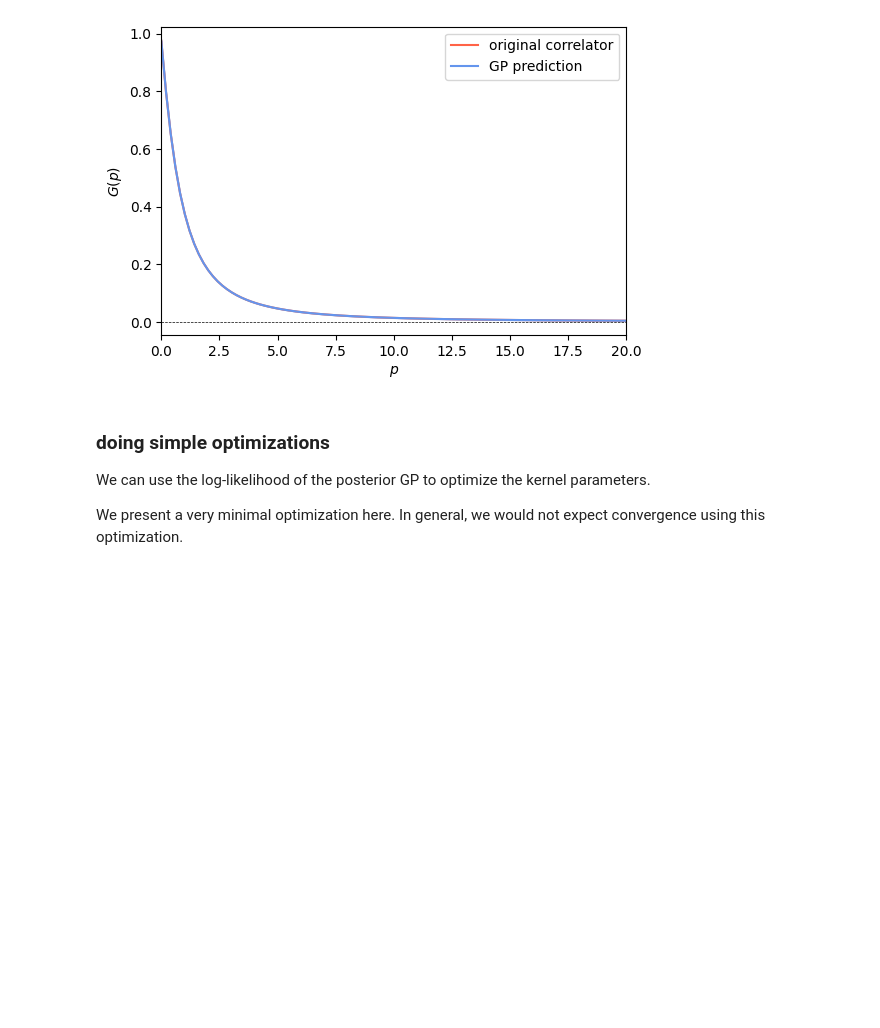
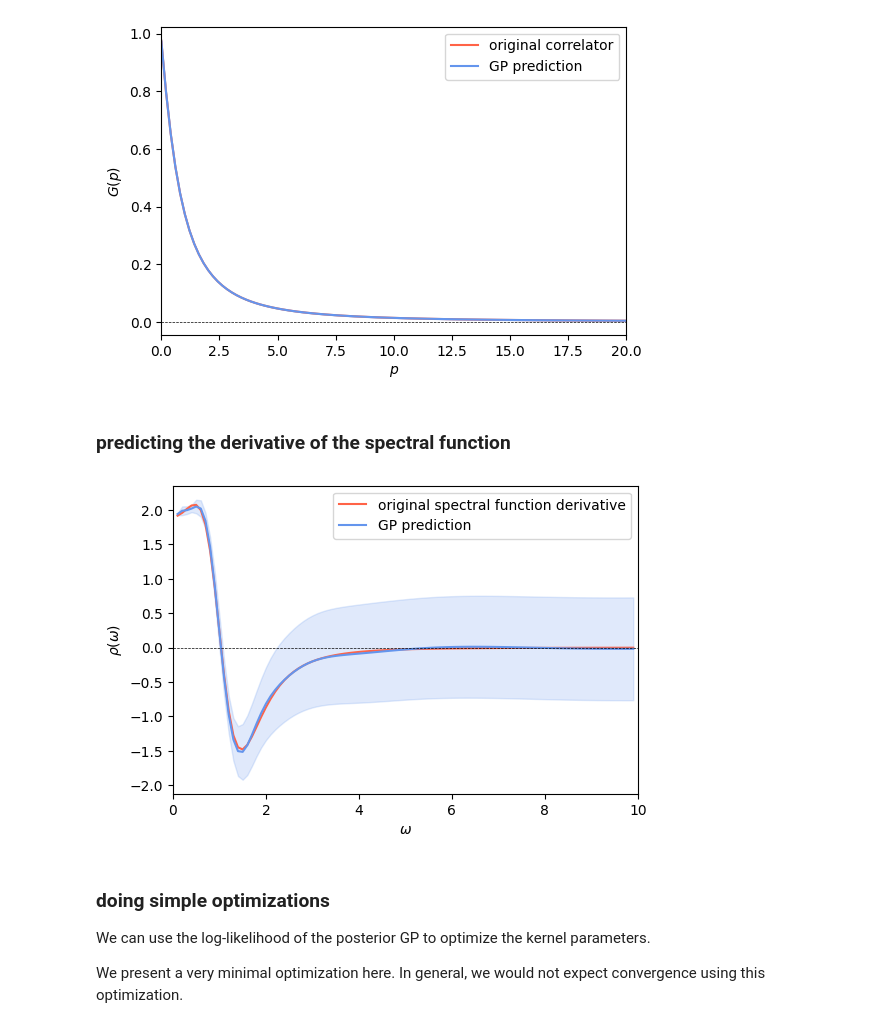
Before and after one commit to JonasTurnwald/fredipy, a Jupyter notebook: examples/basic_breit_wigner.ipynb, the cells around one changed output. Saved outputs shown, nothing was run; the diff lists cells and outputs as text; code cells hidden in the pictures; blank space fills up the shorter version.

```diff
--- a/examples/basic_breit_wigner.ipynb
+++ b/examples/basic_breit_wigner.ipynb
@@ -101,3 +101,5 @@ ax.set_ylabel(r'$G(p)$')
 ax.legend();
 # %% [output]
 [figure]
+# %% [markdown]
+### predicting the derivative of the spectral function
@@ -104,3 +110,21 @@ ax.legend();
+# %%
+_rho_deriv, _rho_deriv_err = model.predict_derivative(w_pred)
+# %%
+fig, ax = plt.subplots(figsize=(6, 4))
+
+ax.plot(w_pred, get_rho_deriv(w_pred, a, m, g), color='tomato', label='original spectral function derivative')
+ax.plot(w_pred, _rho_deriv, color='cornflowerblue', label = 'GP prediction')
+ax.fill_between(w_pred.squeeze(), _rho_deriv.squeeze() - _rho_deriv_err, _rho_deriv.squeeze() + _rho_deriv_err, color='cornflowerblue', alpha=0.2)
+
+ax.set_xlim((0, 10))
+ax.axhline(0, color='black', lw=0.5, ls='--')
+
+ax.set_xlabel(r'$\omega$')
+ax.set_ylabel(r'$\rho(\omega)$')
+
+ax.legend();
+# %% [output]
+[figure, added]
 # %% [markdown]
 ### doing simple optimizations
 
```
Also changed, not shown: parts of 8 cells of this notebook, 1 other file.
